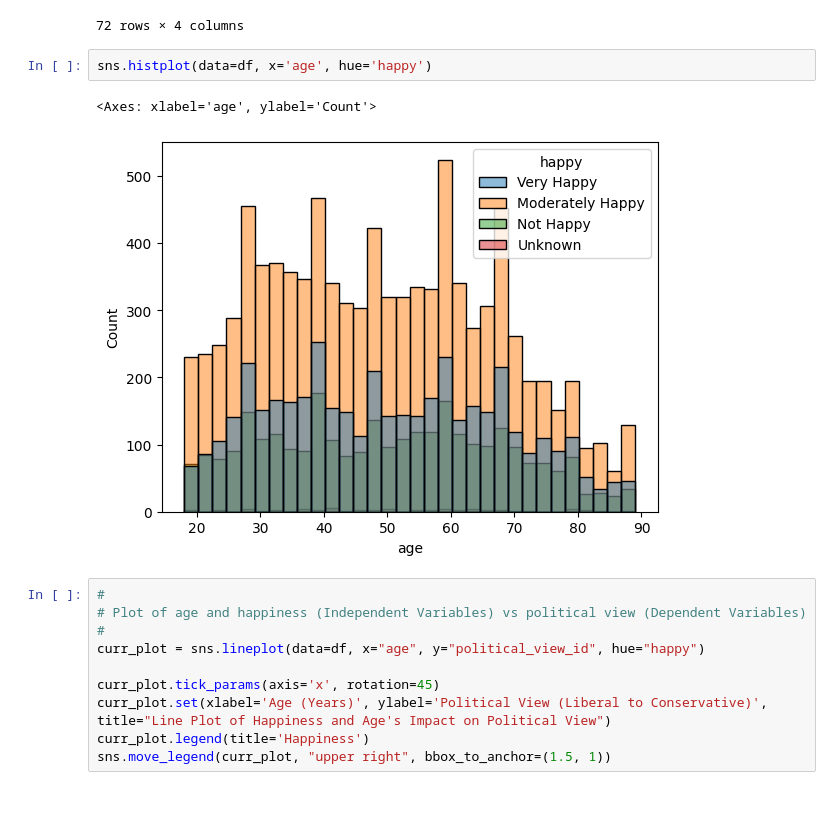
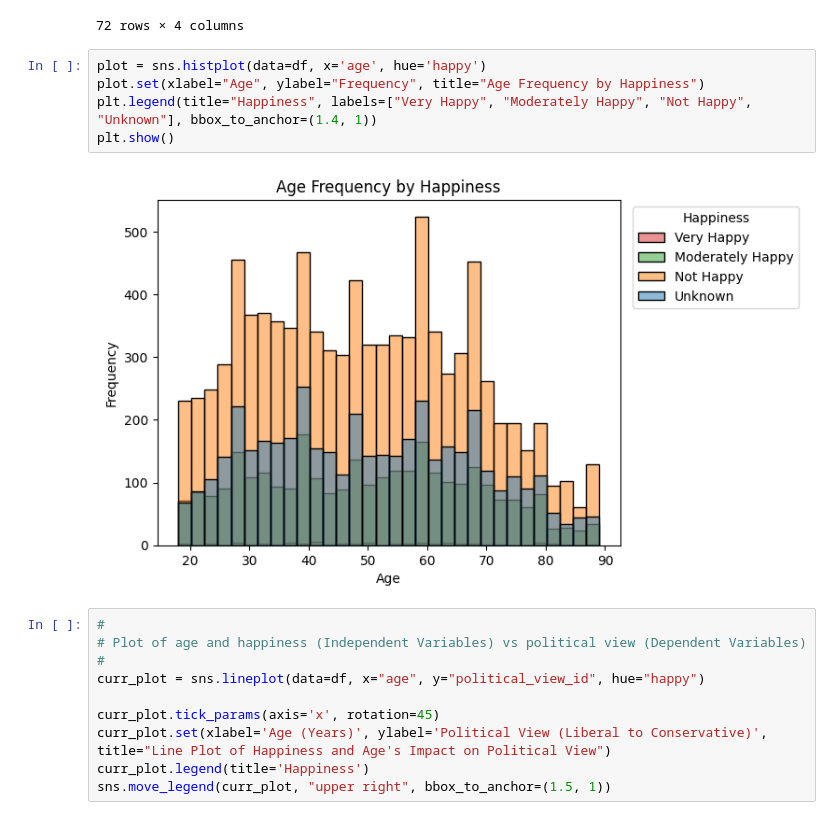
Before and after one commit to gaboojie/project_gss, a Jupyter notebook: GSS_Project1_Visualizations.ipynb, the cells around one changed output. Cells and saved outputs as stored; diff of their text form.

```diff
--- a/GSS_Project1_Visualizations.ipynb
+++ b/GSS_Project1_Visualizations.ipynb
@@ -90,11 +94,13 @@ pd.crosstab(df['age'], df['happy'])
 | 88.0 | 21 | 6 | 1 | 10 |
 | 89.0 | 86 | 17 | 0 | 27 |
 72 rows × 4 columns
-# %%
-sns.histplot(data=df, x='age', hue='happy')
-# %% [output]
-<Axes: xlabel='age', ylabel='Count'>
-[figure, removed]
+# %%
+plot = sns.histplot(data=df, x='age', hue='happy')
+plot.set(xlabel="Age", ylabel="Frequency", title="Age Frequency by Happiness")
+plt.legend(title="Happiness", labels=["Very Happy", "Moderately Happy", "Not Happy", "Unknown"], bbox_to_anchor=(1.4, 1))
+plt.show()
+# %% [output]
+[figure, added]
 # %%
 #
 # Plot of age and happiness (Independent Variables) vs political view (Dependent Variables)
```
Also changed, not shown: parts of 3 cells of this notebook.
